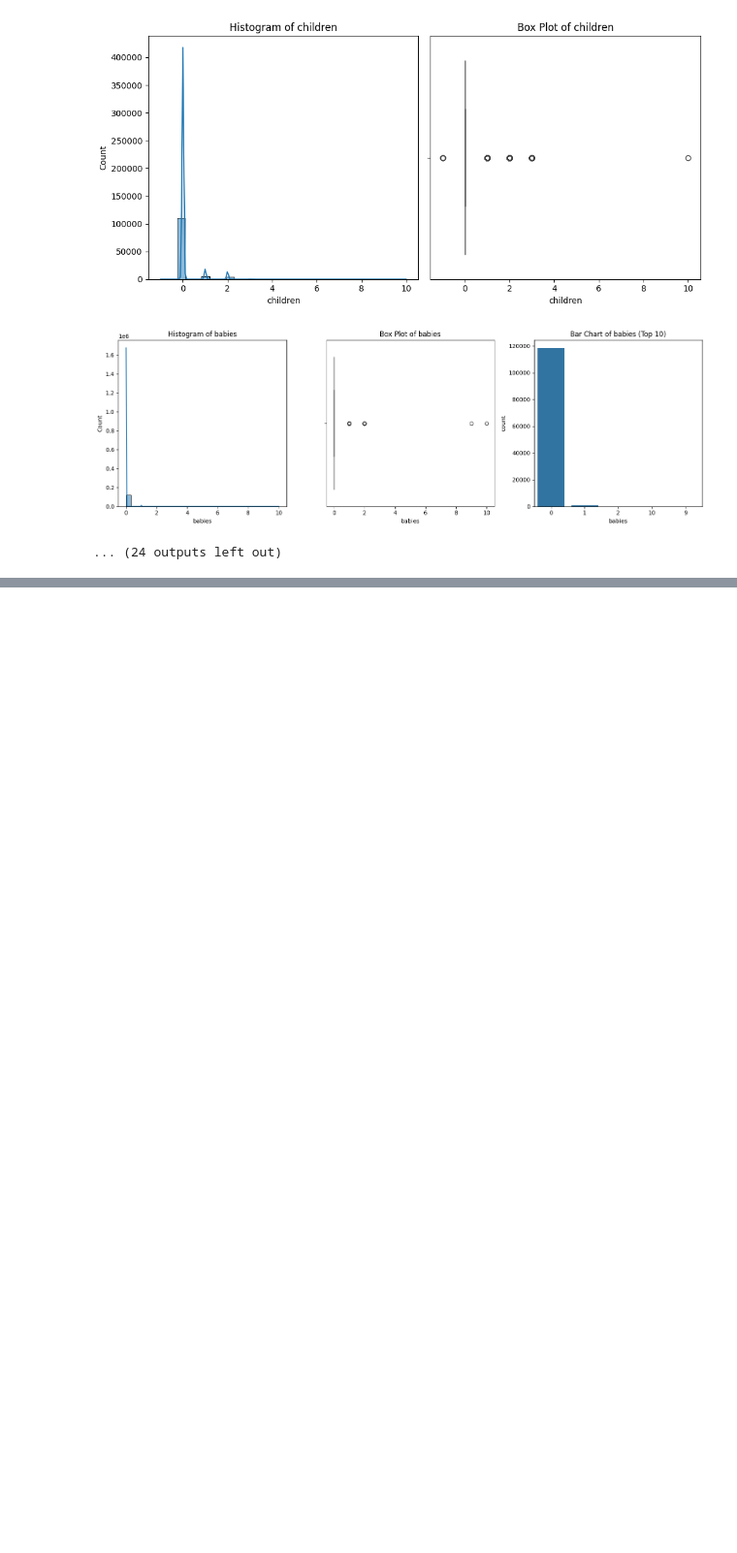
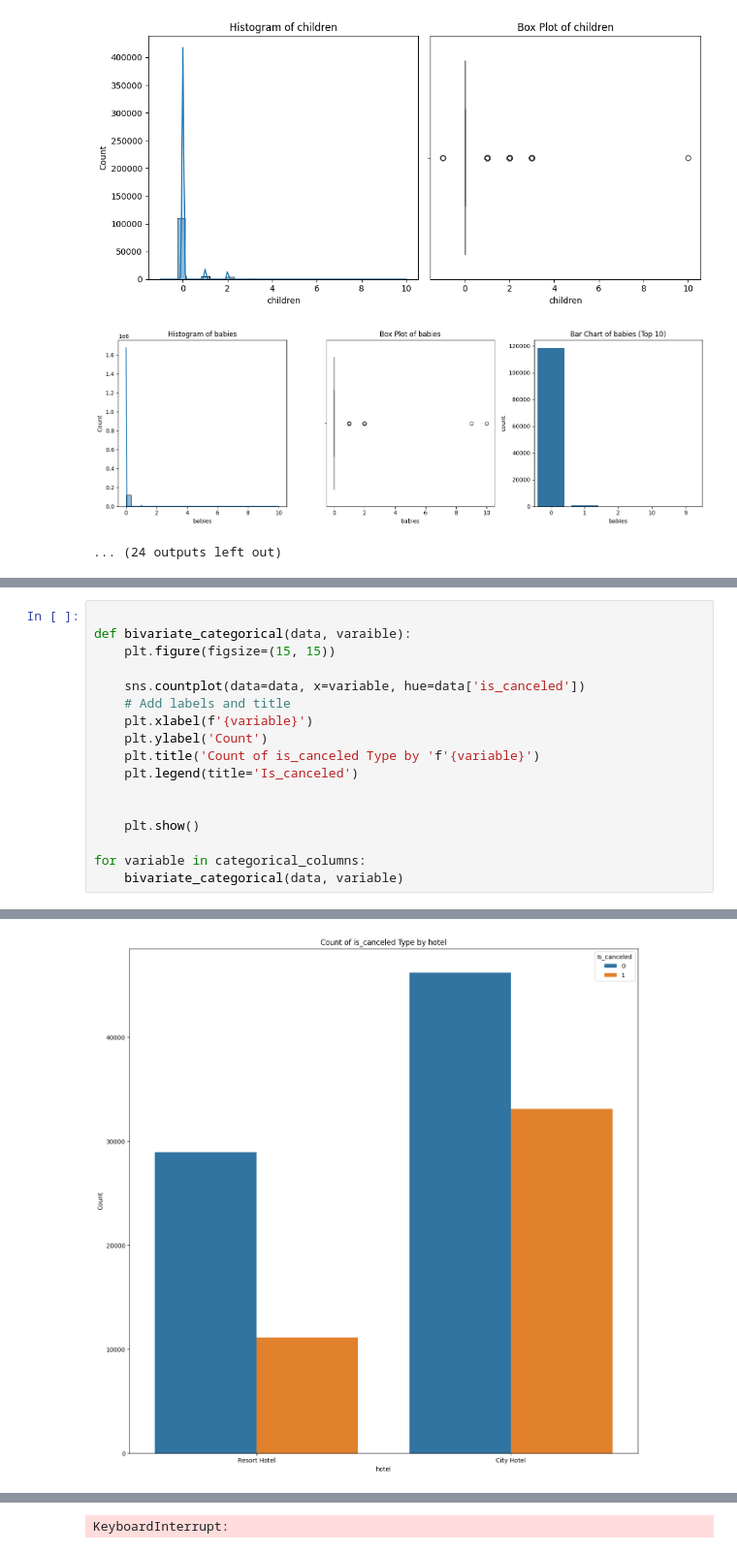
Before and after one commit to erportugueh/MINDD_Hotel, a Jupyter notebook: index.ipynb, the cells around one changed output, grey strips where cells are left out. Shown at 97% size. Cells and saved outputs as stored; diff of their text form; blank space fills up the shorter version.

```diff
--- a/index.ipynb
+++ b/index.ipynb
@@ -228,0 +313,18 @@ for variable in variables_to_analyse:
+# %%
+
+def bivariate_categorical(data, varaible):
+    plt.figure(figsize=(15, 15))
+
+    sns.countplot(data=data, x=variable, hue=data['is_canceled'])
+    # Add labels and title
+    plt.xlabel(f'{variable}')
+    plt.ylabel('Count')
+    plt.title('Count of is_canceled Type by 'f'{variable}')
+    plt.legend(title='Is_canceled')
+
+
+    plt.show()
+
+for variable in categorical_columns:
+    bivariate_categorical(data, variable)
+# %% [output]
@@ -228,0 +350 @@ for variable in variables_to_analyse:
+[figure, added]
@@ -228,0 +356 @@ for variable in variables_to_analyse:
+KeyboardInterrupt:
```
Also changed, not shown: parts of 7 cells of this notebook, 1 other file.
